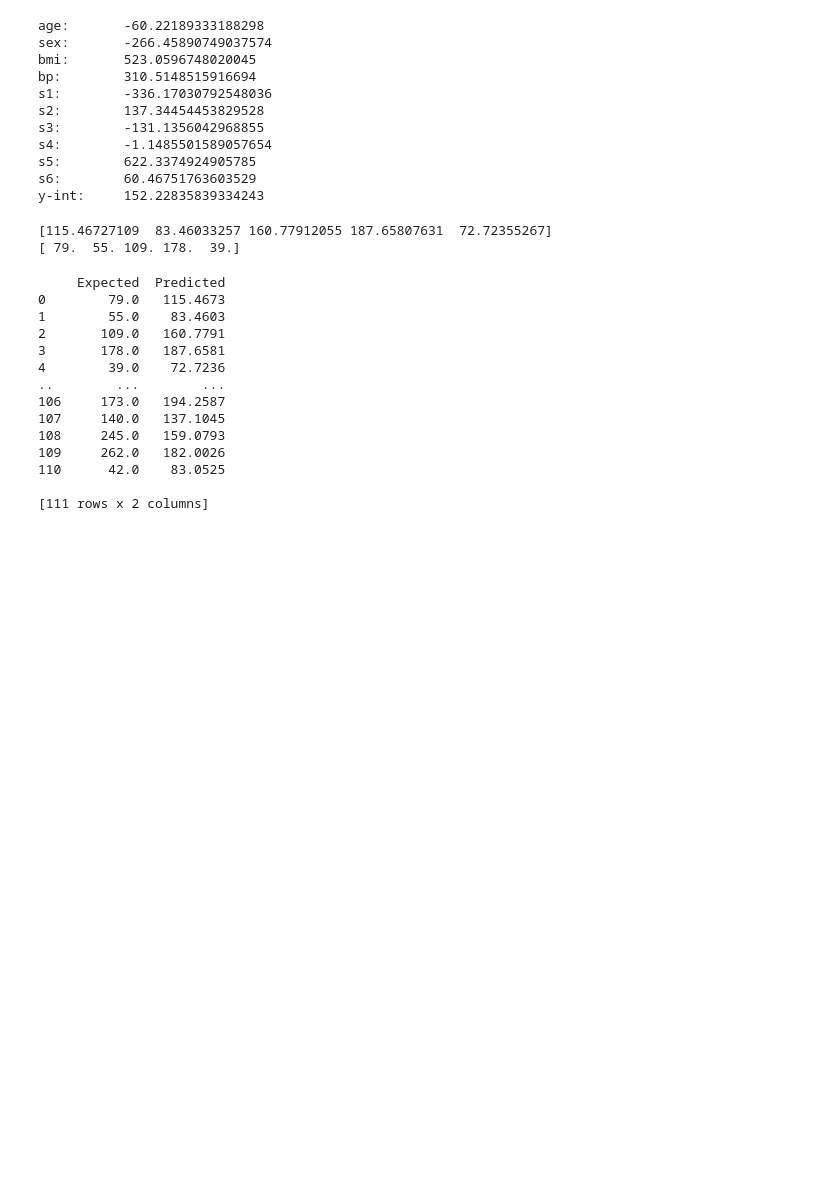
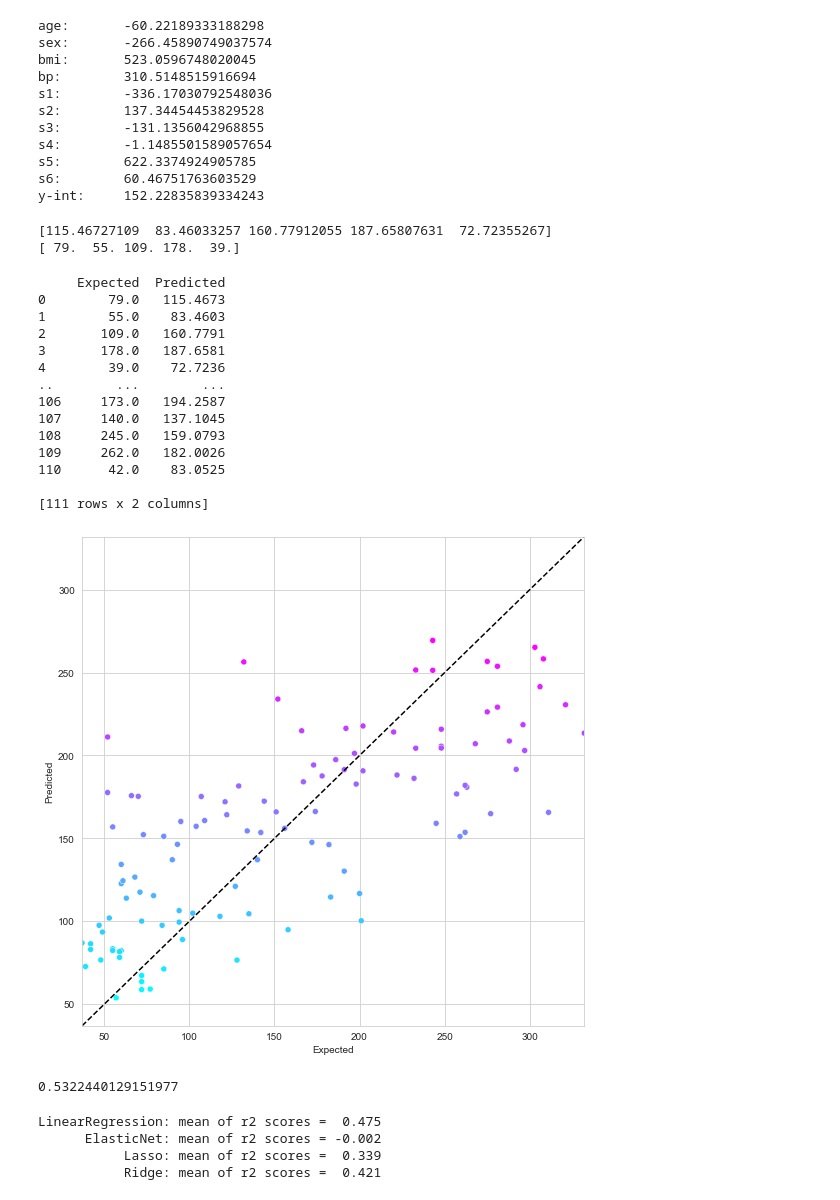
Before and after one commit to TimePeaclock/Machine-Learning, a Jupyter notebook: week2/peacock-week2.ipynb, the cells around one changed output. Drawn from its saved outputs; the diff is of its cells as text; code cells hidden in the pictures; blank space fills up the shorter version.

```diff
--- a/week2/peacock-week2.ipynb
+++ b/week2/peacock-week2.ipynb
@@ -136,3 +136,23 @@ print(df)
 110      42.0    83.0525
 
 [111 rows x 2 columns]
+# %%
+figure = plt.figure(figsize=(9,9))
+
+axes = sns.scatterplot(data=df, x='Expected', y='Predicted', hue='Predicted', palette='cool', legend=False)
+
+start = min(expected.min(), predicted.min())
+end = max(expected.max(), predicted.max())
+
+axes.set_xlim(start, end)
+axes.set_ylim(start, end)
+
+line = plt.plot([start, end], [start, end], 'k--')
+# %% [output]
+[figure, added]
+# %%
+from sklearn import metrics
+
+metrics.r2_score(expected, predicted)
+# %% [output]
+0.5322440129151977
@@ -138,0 +170,10 @@ print(df)
+# %%
+for estimator_name, estimator_object in estimators.items():
+    kfold = KFold(n_splits=10, random_state=11, shuffle=True)
+    scores = cross_val_score(estimator=estimator_object, X=diabetes.data, y=diabetes.target, cv=kfold, scoring='r2')
+    print(f'{estimator_name:>16}: mean of r2 scores = {scores.mean(): .3f}')
+# %% [output]
+LinearRegression: mean of r2 scores =  0.475
+      ElasticNet: mean of r2 scores = -0.002
+           Lasso: mean of r2 scores =  0.339
+           Ridge: mean of r2 scores =  0.421
```
Also changed, not shown: parts of 3 cells of this notebook, 1 other file.
